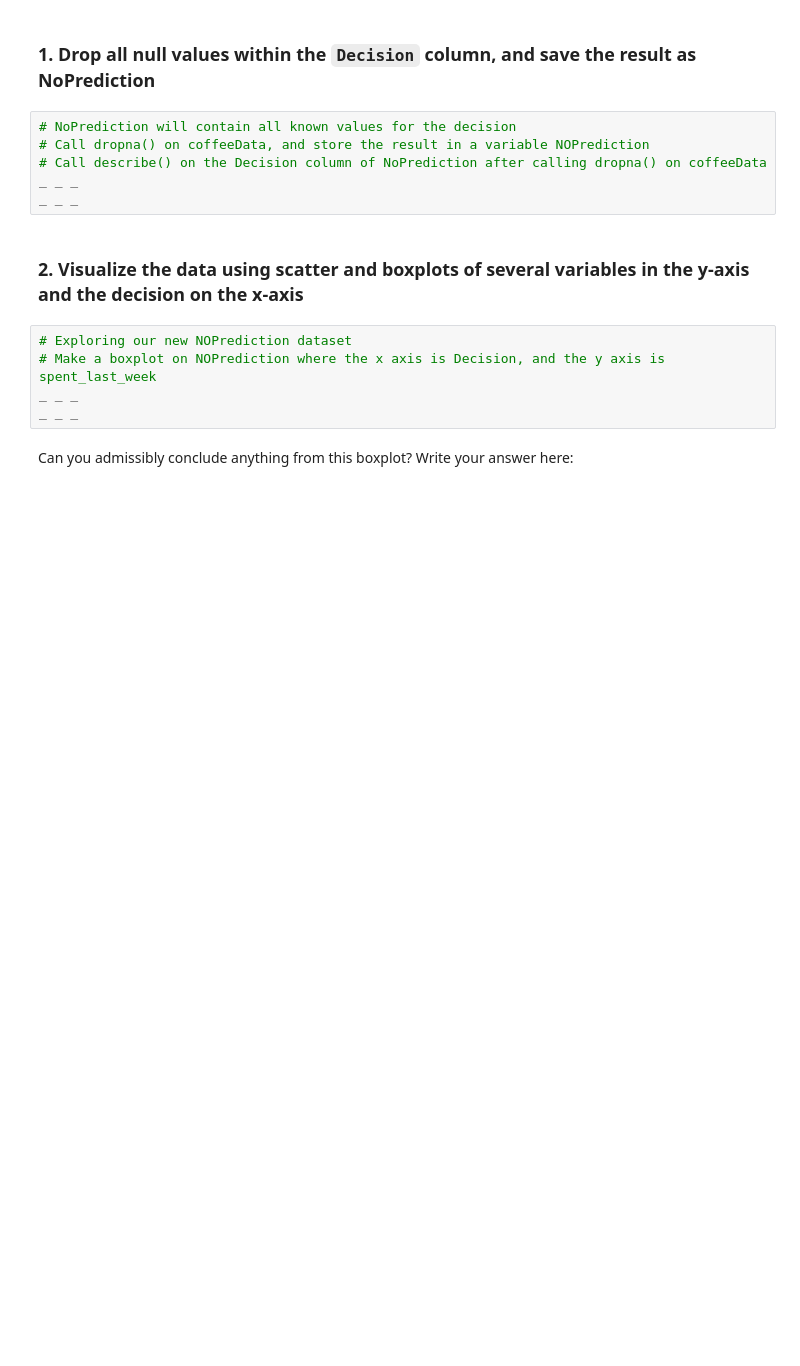
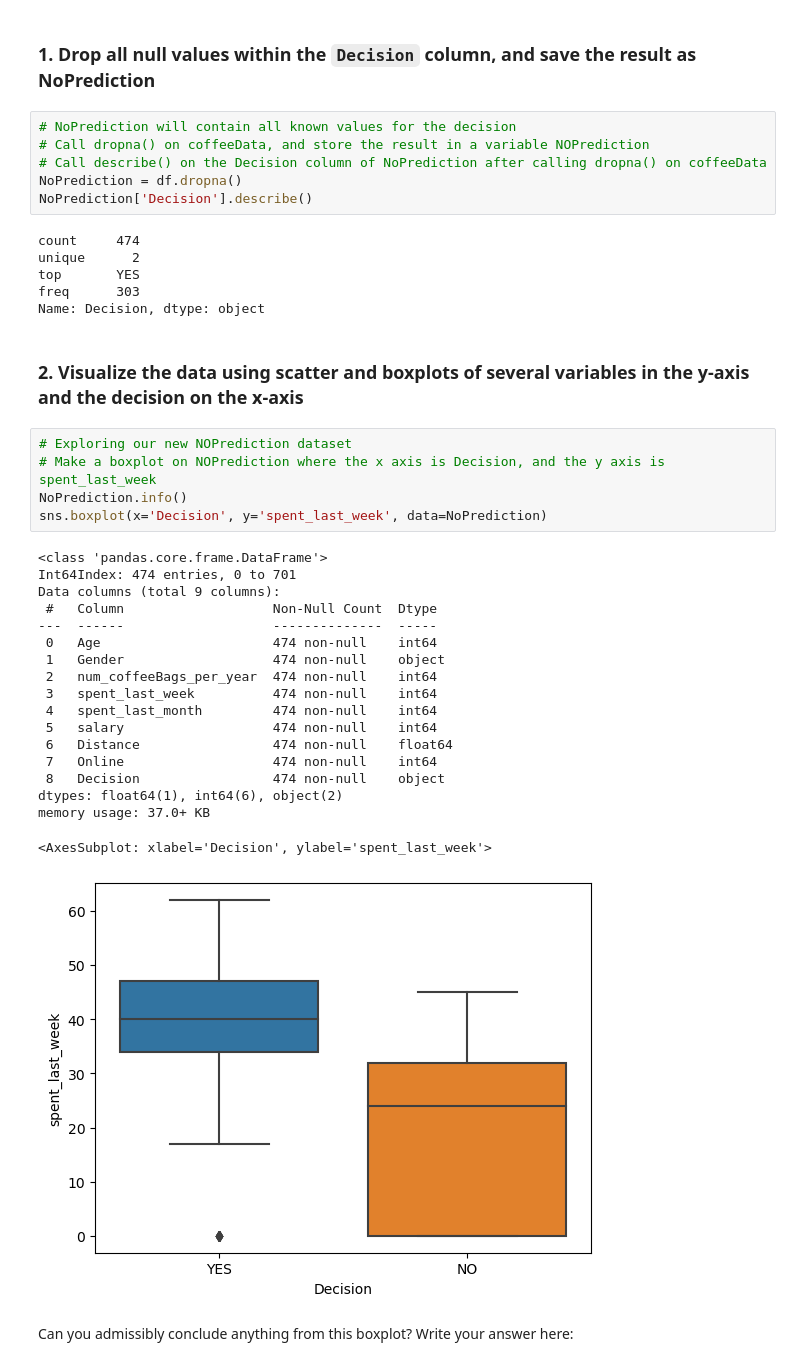
Before and after one commit to alexbui96/springboard, a Jupyter notebook: 1613148038_Springboard_Decision_Tree_Specialty_Coffee_Case_Study_28012021_2_/Springboard Decision Tree Specialty Coffee Case Study - Tier 3.ipynb, the cells around one changed output. Drawn from its saved outputs; the diff is of its cells as text; blank space fills up the shorter version.

```diff
--- a/1613148038_Springboard_Decision_Tree_Specialty_Coffee_Case_Study_28012021_2_/Springboard Decision Tree Specialty Coffee Case Study - Tier 3.ipynb
+++ b/1613148038_Springboard_Decision_Tree_Specialty_Coffee_Case_Study_28012021_2_/Springboard Decision Tree Specialty Coffee Case Study - Tier 3.ipynb
@@ -242,15 +242,40 @@ To execute the train/test split properly, we need to do five things:
 # NoPrediction will contain all known values for the decision
 # Call dropna() on coffeeData, and store the result in a variable NOPrediction
 # Call describe() on the Decision column of NoPrediction after calling dropna() on coffeeData
-_ _ _
-_ _ _
+NoPrediction = df.dropna()
+NoPrediction['Decision'].describe()
+# %% [output]
+count     474
+unique      2
+top       YES
+freq      303
+Name: Decision, dtype: object
 # %% [markdown]
 ### 2. Visualize the data using scatter and boxplots of several variables in the y-axis and the decision on the x-axis
 # %%
 # Exploring our new NOPrediction dataset
 # Make a boxplot on NOPrediction where the x axis is Decision, and the y axis is spent_last_week
-_ _ _
-_ _ _
+NoPrediction.info()
+sns.boxplot(x='Decision', y='spent_last_week', data=NoPrediction)
+# %% [output]
+<class 'pandas.core.frame.DataFrame'>
+Int64Index: 474 entries, 0 to 701
+Data columns (total 9 columns):
+ #   Column                   Non-Null Count  Dtype
+---  ------                   --------------  -----
+ 0   Age                      474 non-null    int64
+ 1   Gender                   474 non-null    object
+ 2   num_coffeeBags_per_year  474 non-null    int64
+ 3   spent_last_week          474 non-null    int64
+ 4   spent_last_month         474 non-null    int64
+ 5   salary                   474 non-null    int64
+ 6   Distance                 474 non-null    float64
+ 7   Online                   474 non-null    int64
+ 8   Decision                 474 non-null    object
+dtypes: float64(1), int64(6), object(2)
+memory usage: 37.0+ KB
+<AxesSubplot: xlabel='Decision', ylabel='spent_last_week'>
+[figure, added]
 # %% [markdown]
 Can you admissibly conclude anything from this boxplot? Write your answer here:
 # %%
```
Also changed, not shown: parts of 33 cells of this notebook.
